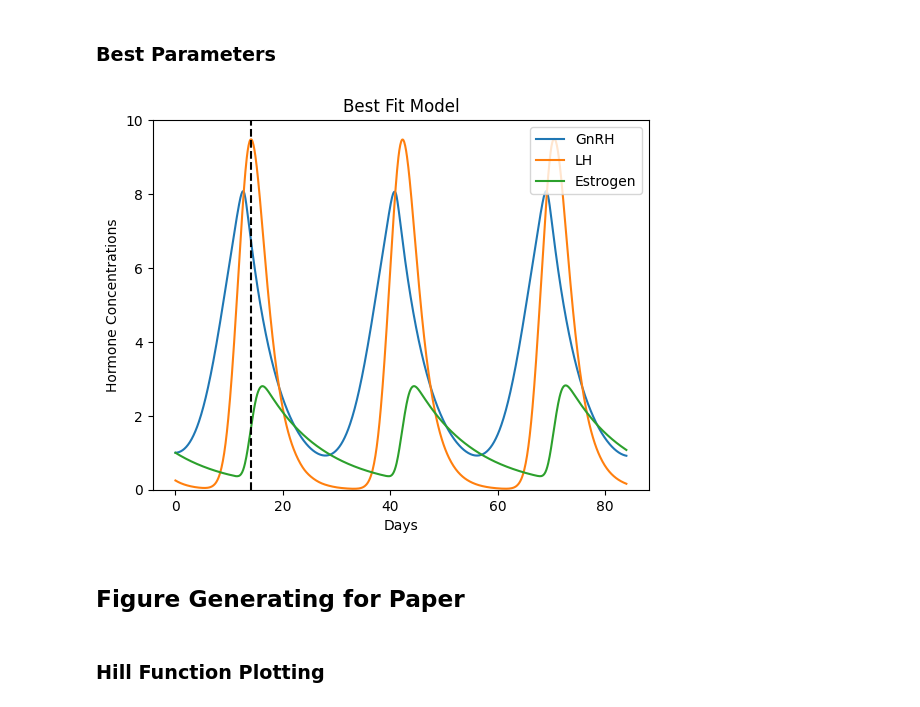
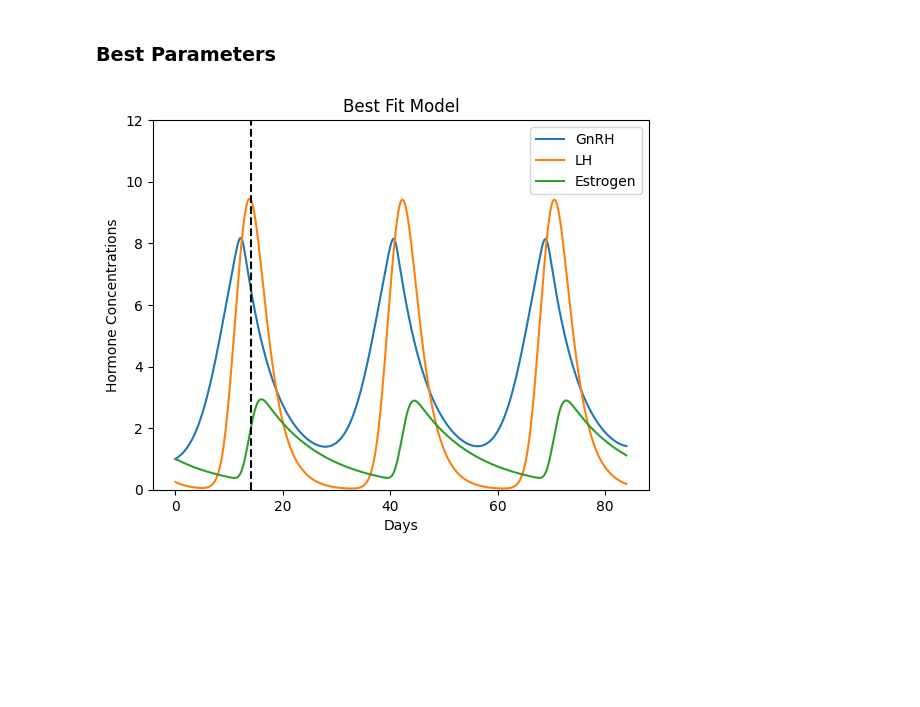
Before and after one commit to fletchmur/menstrual-cycle-model, a Jupyter notebook: controllable_model.ipynb, the cells around one changed output. Saved outputs shown, nothing was run; the diff lists cells and outputs as text; code cells hidden in the pictures; blank space fills up the shorter version.

Commit message:
updated model with control parameters

```diff
--- a/controllable_model.ipynb
+++ b/controllable_model.ipynb
@@ -407,40 +259,9 @@ plot_input_data()
 # %% [markdown]
 ### Best Parameters
 # %%
-params = {
- 'synthesis': {
-     'GnRH': 2.44,
-     'LH': 6.35,
-     'Estrogen': 2.45
- },
- 'clearance': {
-     'GnRH': 0.17,
-     'LH': 0.35,
-     'Estrogen': 0.09
- },
- 'regulatory': {
-     ('Estrogen', 'GnRH'): {
-         'n': (10.00, 4.41),
-         'K': (0.16, 0.56)
-     },
-     ('GnRH', 'LH'): {
-         'n': 5.73,
-         'K': 6.62
-     },
-     ('LH', 'Estrogen'): {
-         'n': (6.76, 10.00),
-         'K': (9.75, 20.25)
-     }
- }
-}
-
-model = MenstrualModel(initial_hormones=initial_conditions, time_domain=(0, 3*28), resolution=1000, parameters=params)
+model = ControlMenstrualModel(initial_hormones=initial_conditions, time_domain=(0, 3*28), resolution=1000)
 sol = model.simulate()
-model.plot(sol, plot_day_14=True, ylim=(0, 10), title="Best Fit Model")
+model.plot(sol, plot_day_14=True, ylim=(0, 12), title="Best Fit Model")
 plt.savefig("figures/best_fit.pdf")
 # %% [output]
-[figure, old version]
+[figure, new version]
-# %% [markdown]
-## Figure Generating for Paper
-# %% [markdown]
-### Hill Function Plotting
```
Also changed, not shown: parts of 23 cells of this notebook, 1 other file.
